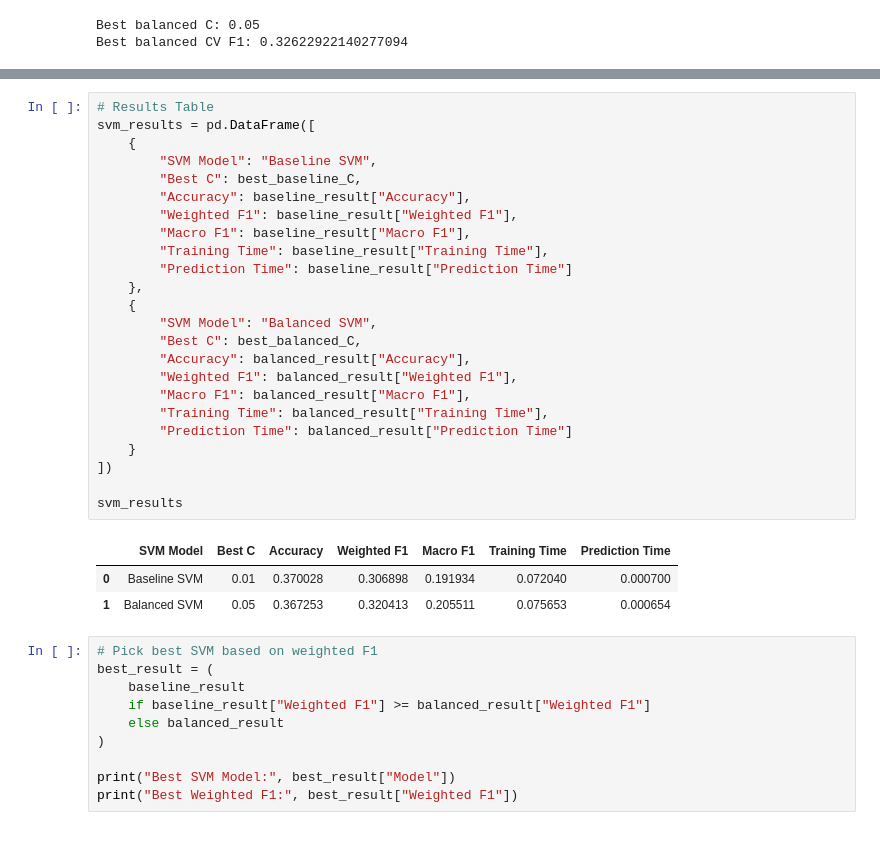
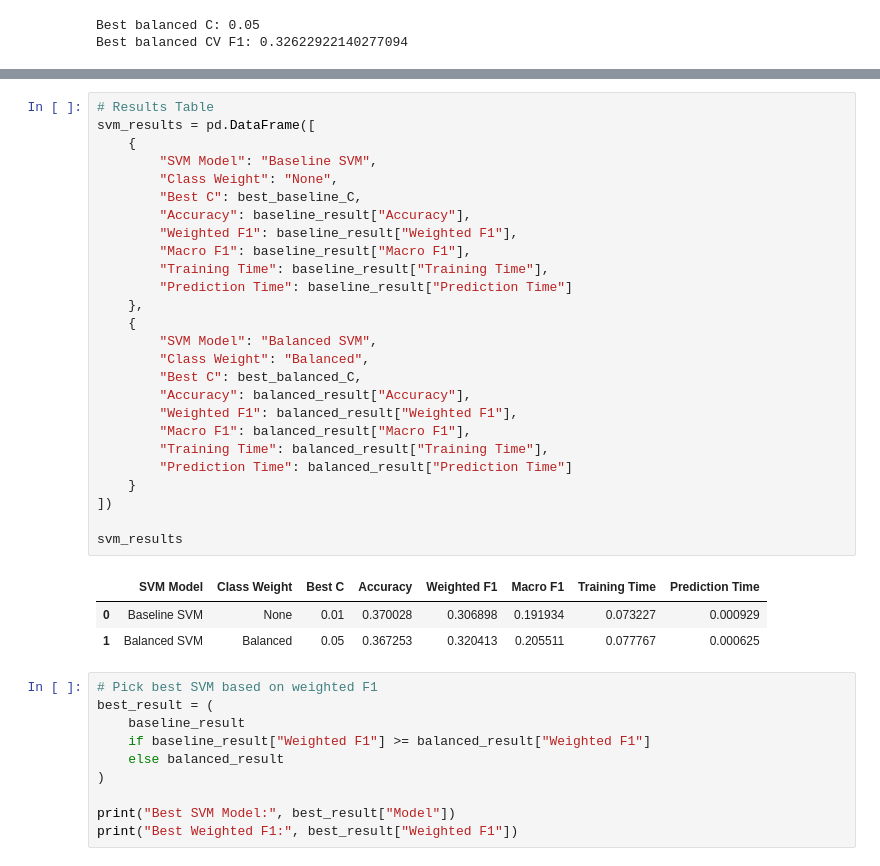
Before and after one commit to AngelaLee03/ProjectFinalReport, a Jupyter notebook: models/SVM.ipynb, the cells around one changed output, grey strips where cells are left out. Saved outputs shown, nothing was run; the diff lists cells and outputs as text.

```diff
--- a/models/SVM.ipynb
+++ b/models/SVM.ipynb
@@ -296,31 +296,33 @@ weighted avg       0.36      0.37      0.32      2162
 # %%
 # Results Table
 svm_results = pd.DataFrame([
     {
         "SVM Model": "Baseline SVM",
+        "Class Weight": "None",
         "Best C": best_baseline_C,
         "Accuracy": baseline_result["Accuracy"],
         "Weighted F1": baseline_result["Weighted F1"],
         "Macro F1": baseline_result["Macro F1"],
         "Training Time": baseline_result["Training Time"],
         "Prediction Time": baseline_result["Prediction Time"]
     },
     {
         "SVM Model": "Balanced SVM",
+        "Class Weight": "Balanced",
         "Best C": best_balanced_C,
         "Accuracy": balanced_result["Accuracy"],
         "Weighted F1": balanced_result["Weighted F1"],
         "Macro F1": balanced_result["Macro F1"],
         "Training Time": balanced_result["Training Time"],
         "Prediction Time": balanced_result["Prediction Time"]
     }
 ])
 
 svm_results
 # %% [output]
-|  | SVM Model | Best C | Accuracy | Weighted F1 | Macro F1 | Training Time | Prediction Time |
-| 0 | Baseline SVM | 0.01 | 0.370028 | 0.306898 | 0.191934 | 0.072040 | 0.000700 |
-| 1 | Balanced SVM | 0.05 | 0.367253 | 0.320413 | 0.205511 | 0.075653 | 0.000654 |
+|  | SVM Model | Class Weight | Best C | Accuracy | Weighted F1 | Macro F1 | Training Time | Prediction Time |
+| 0 | Baseline SVM | None | 0.01 | 0.370028 | 0.306898 | 0.191934 | 0.073227 | 0.000929 |
+| 1 | Balanced SVM | Balanced | 0.05 | 0.367253 | 0.320413 | 0.205511 | 0.077767 | 0.000625 |
 # %%
 # Pick best SVM based on weighted F1
 best_result = (
```
Also changed, not shown: parts of 5 cells of this notebook, 2 other files.
